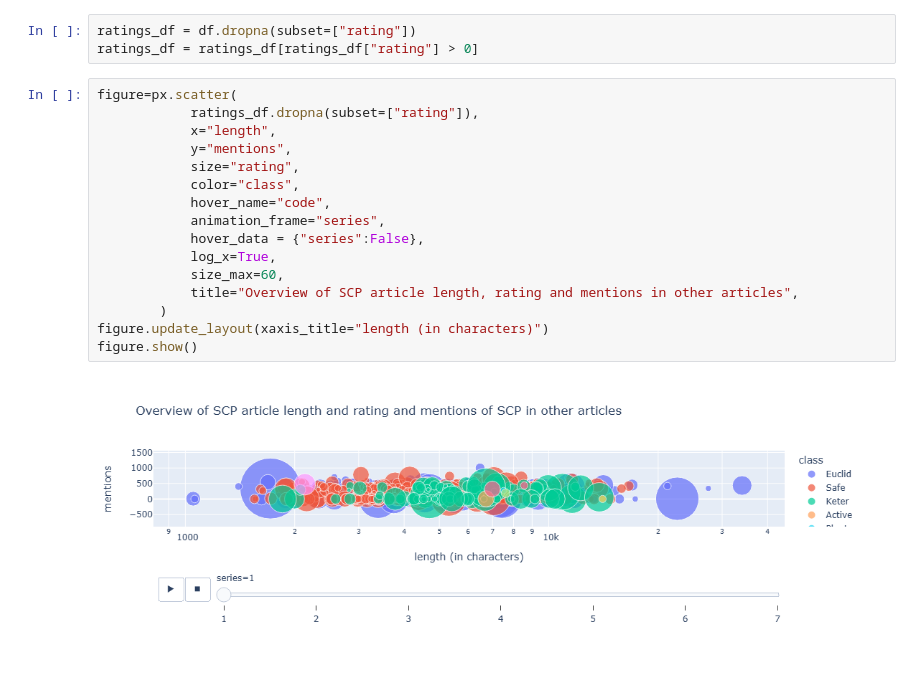
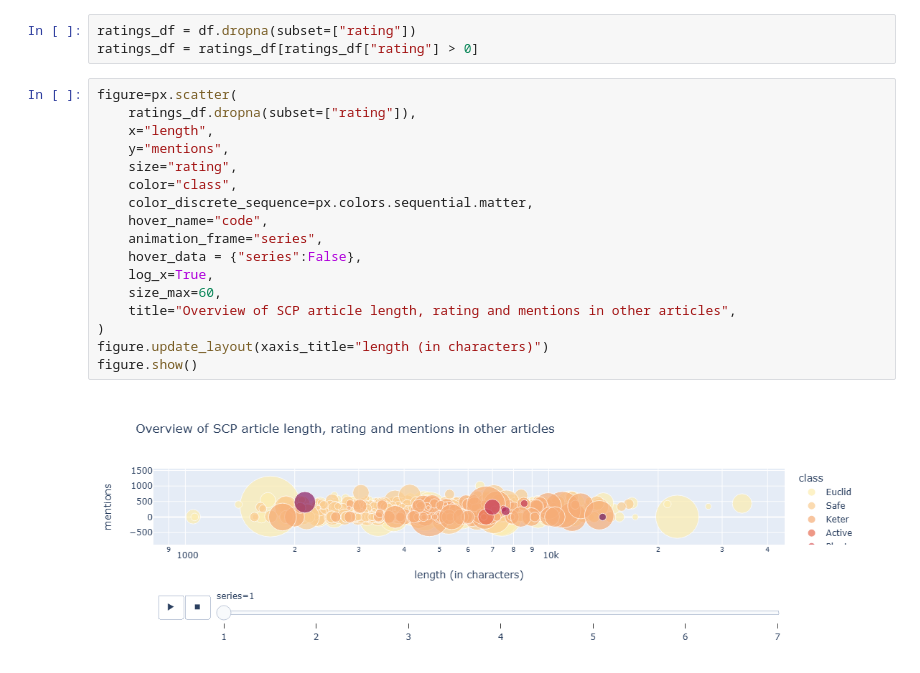
Before and after one commit to AGasconAfriat/scp_data-analysis, a Jupyter notebook: visualizations.ipynb, the cells around one changed output. Saved outputs shown, nothing was run; the diff lists cells and outputs as text.

```diff
--- a/visualizations.ipynb
+++ b/visualizations.ipynb
@@ -104,19 +104,20 @@ ratings_df = df.dropna(subset=["rating"])
 ratings_df = ratings_df[ratings_df["rating"] > 0]
 # %%
 figure=px.scatter(
-            ratings_df.dropna(subset=["rating"]),
-            x="length",
-            y="mentions",
-            size="rating",
-            color="class",
-            hover_name="code",
-            animation_frame="series",
-            hover_data = {"series":False},
-            log_x=True,
-            size_max=60,
-            title="Overview of SCP article length, rating and mentions in other articles",
-        )
+    ratings_df.dropna(subset=["rating"]),
+    x="length",
+    y="mentions",
+    size="rating",
+    color="class",
+    color_discrete_sequence=px.colors.sequential.matter,
+    hover_name="code",
+    animation_frame="series",
+    hover_data = {"series":False},
+    log_x=True,
+    size_max=60,
+    title="Overview of SCP article length, rating and mentions in other articles",
+)
 figure.update_layout(xaxis_title="length (in characters)")
 figure.show()
 # %% [output]
-[figure, old version]
+[figure, new version]
```
Also changed, not shown: parts of 1 cell of this notebook, 1 other file.
